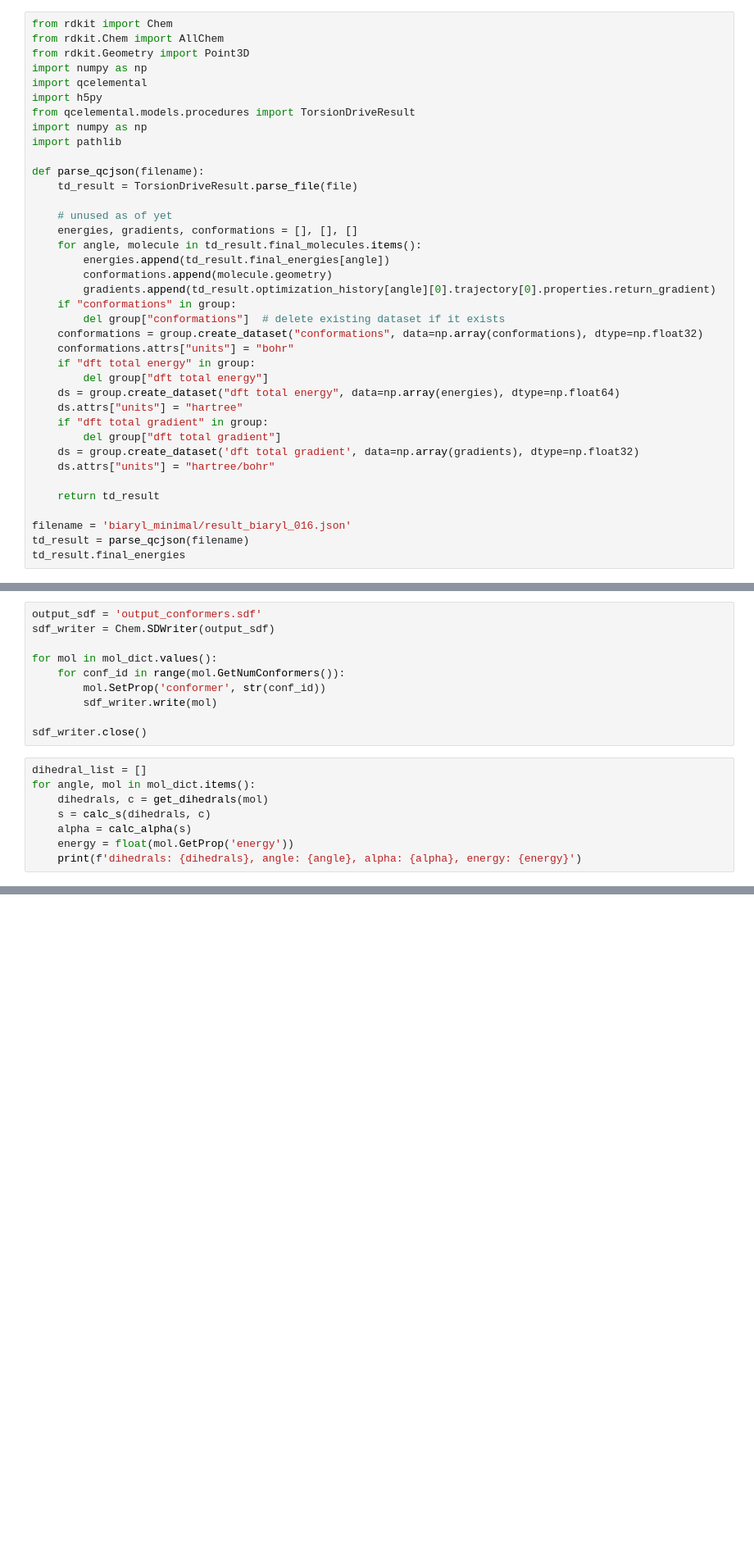
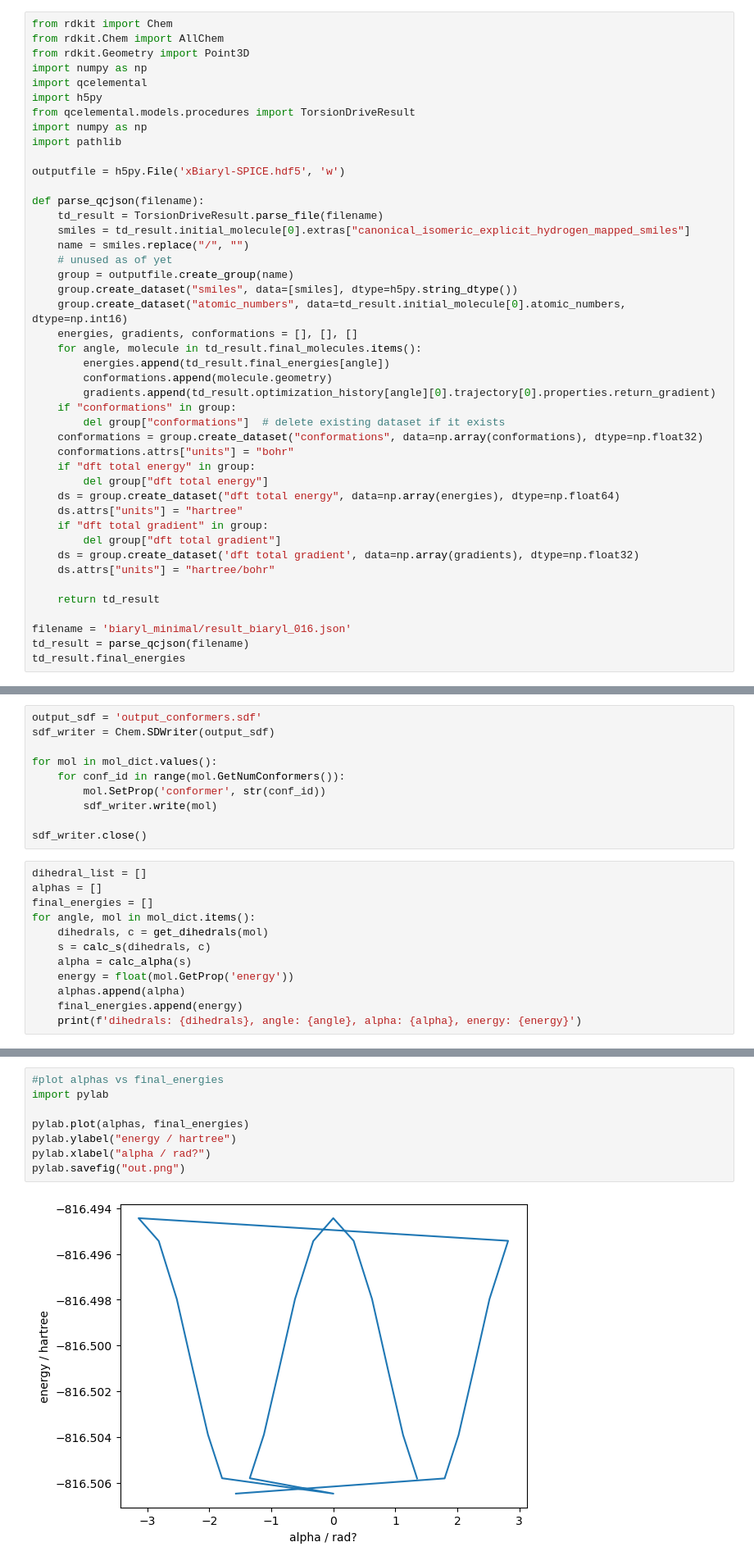
Before and after one commit to BenCree/nagl_torsion, a Jupyter notebook: alpha.ipynb, the cells around one changed output, grey strips where cells are left out. Shown: that part at 82% size. Cells and saved outputs as stored; diff of their text form; blank space fills up the shorter version.

Commit message:
added plot for E vs alpha for biaryl_016/C8H6N2S

```diff
--- a/alpha.ipynb
+++ b/alpha.ipynb
@@ -143,10 +143,16 @@ from qcelemental.models.procedures import TorsionDriveResult
 import numpy as np
 import pathlib
 
+outputfile = h5py.File('xBiaryl-SPICE.hdf5', 'w')
+
 def parse_qcjson(filename):
-    td_result = TorsionDriveResult.parse_file(file)
-
+    td_result = TorsionDriveResult.parse_file(filename)
+    smiles = td_result.initial_molecule[0].extras["canonical_isomeric_explicit_hydrogen_mapped_smiles"]
+    name = smiles.replace("/", "")
     # unused as of yet
+    group = outputfile.create_group(name)
+    group.create_dataset("smiles", data=[smiles], dtype=h5py.string_dtype())
+    group.create_dataset("atomic_numbers", data=td_result.initial_molecule[0].atomic_numbers, dtype=np.int16)
     energies, gradients, conformations = [], [], []
     for angle, molecule in td_result.final_molecules.items():
         energies.append(td_result.final_energies[angle])
@@ -388,11 +394,15 @@ for mol in mol_dict.values():
 sdf_writer.close()
 # %%
 dihedral_list = []
+alphas = []
+final_energies = []
 for angle, mol in mol_dict.items():
     dihedrals, c = get_dihedrals(mol)
     s = calc_s(dihedrals, c)
     alpha = calc_alpha(s)
     energy = float(mol.GetProp('energy'))
+    alphas.append(alpha)
+    final_energies.append(energy)
     print(f'dihedrals: {dihedrals}, angle: {angle}, alpha: {alpha}, energy: {energy}')
 # %% [output]
 dihedrals: [-2.87979327  0.20703977  0.23620264 -2.96014963], angle: -0.07294601558378536, alpha: 1.3491751227135165, energy: -816.505816559494
@@ -412,6 +422,16 @@ dihedrals: [ 2.35619449 -0.64598073 -0.72499856  2.55601152], angle: 0.059683103
 dihedrals: [ 2.61799388 -0.41831889 -0.47613335  2.77073918], angle: 0.06631455962162307, alpha: 2.018022449410245, energy: -816.5039187926249
 dihedrals: [ 2.87979327 -0.20891707 -0.23527327  2.9592017 ], angle: 0.07294601558378536, alpha: 1.7928914979854185, energy: -816.5058167183216
 dihedrals: [-3.14159265e+00  3.32224968e-05 -2.04884873e-05 -3.14157992e+00], angle: 0.07957747154594767, alpha: -1.5708027572360974, energy: -816.5064807405599
+# %%
+#plot alphas vs final_energies
+import pylab
+
+pylab.plot(alphas, final_energies)
+pylab.ylabel("energy / hartree")
+pylab.xlabel("alpha / rad?")
+pylab.savefig("out.png")
+# %% [output]
+[figure, added]
 # %%
 writer = Chem.SDWriter('mol90.sdf')
 for cid in range(mol_90.GetNumConformers()):
```
Also changed, not shown: parts of 1 cell of this notebook.
